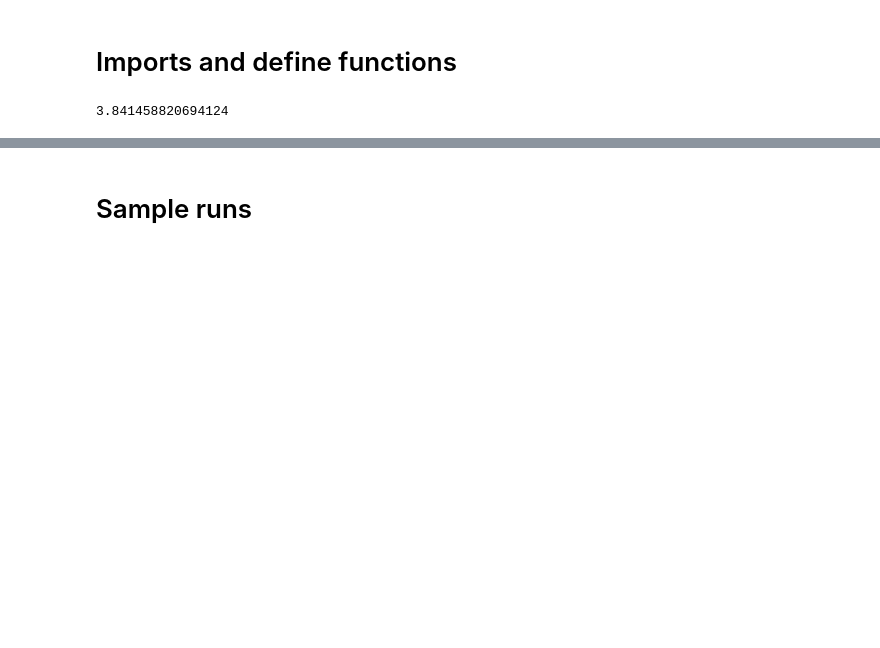
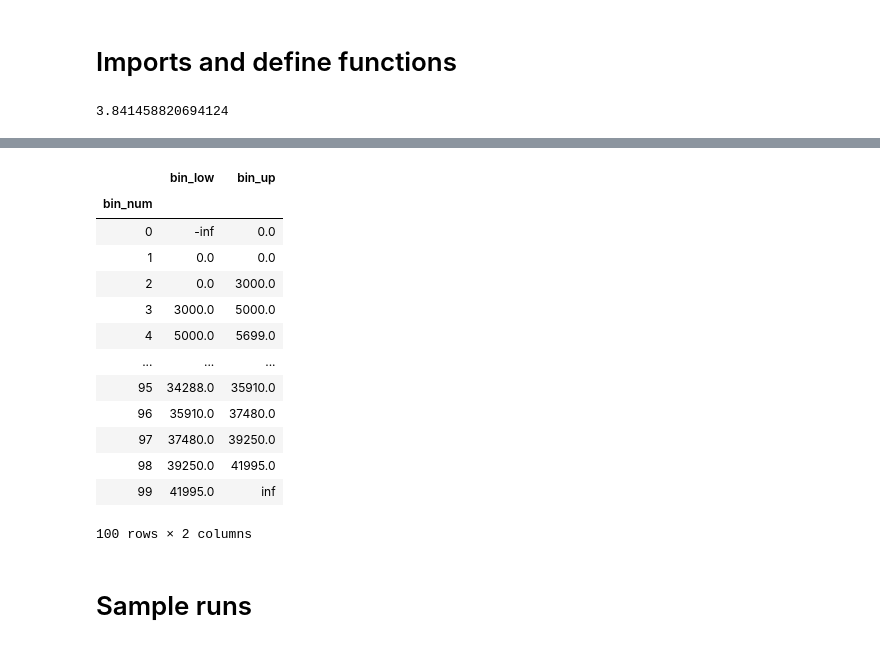
Before and after one commit to liny0088/intern_codes, a Jupyter notebook: Binning codes YL OO + Run.ipynb, the cells around one changed output, grey strips where cells are left out. Drawn from its saved outputs; the diff is of its cells as text; code cells hidden in the pictures; blank space fills up the shorter version.

```diff
--- a/Binning codes YL OO + Run.ipynb
+++ b/Binning codes YL OO + Run.ipynb
@@ -188,0 +200,3 @@ class VarBinHelper:
+# %%
+helper = VarBinHelper('bad_ind')
+helper.fit_single_x(x_y_pair = accept_sample, max_bins = 8)
@@ -189,3 +218,20 @@ class VarBinHelper:
+# %%
+helper.bin_data
+# %% [output]
+|  | bin_low | bin_up |
+| bin_num |  |  |
+| 0 | -inf | 0.0 |
+| 1 | 0.0 | 0.0 |
+| 2 | 0.0 | 3000.0 |
+| 3 | 3000.0 | 5000.0 |
+| 4 | 5000.0 | 5699.0 |
+| ... | ... | ... |
+| 95 | 34288.0 | 35910.0 |
+| 96 | 35910.0 | 37480.0 |
+| 97 | 37480.0 | 39250.0 |
+| 98 | 39250.0 | 41995.0 |
+| 99 | 41995.0 | inf |
+100 rows × 2 columns
 # %% [markdown]
 # Sample runs
 # %%
```
Also changed, not shown: parts of 9 cells of this notebook.
